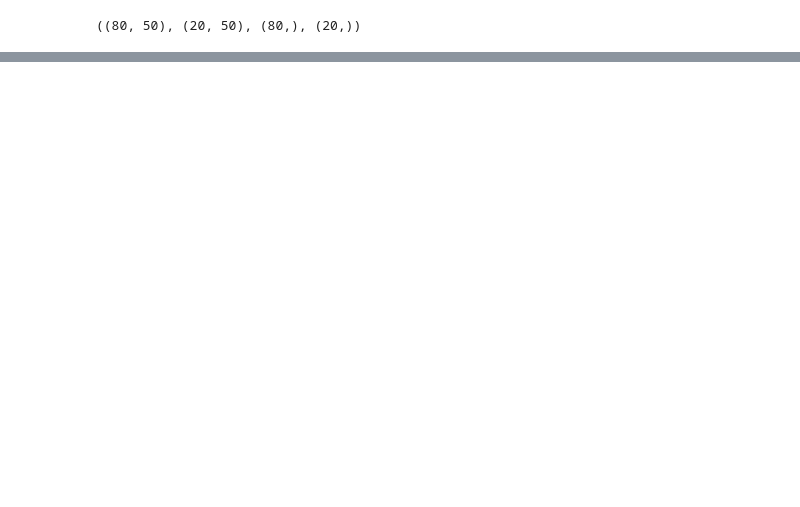
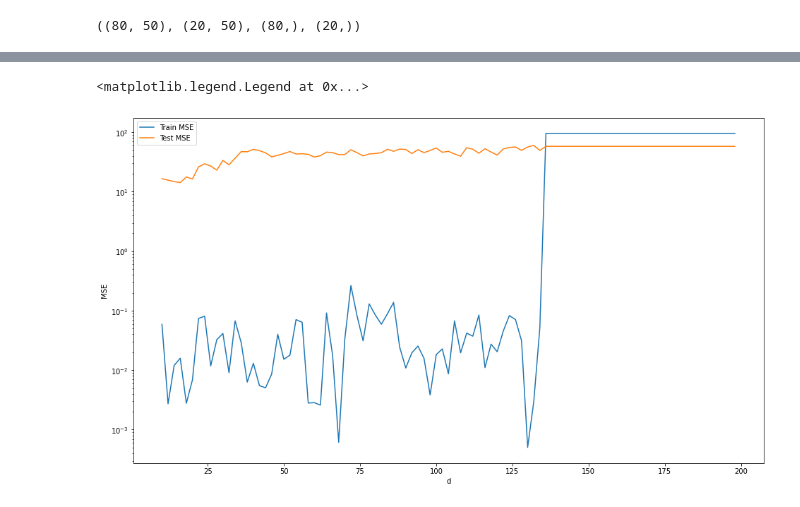
Before and after one commit to agupta01/ml-theory-capstone, a Jupyter notebook: notebooks/rfm.ipynb, the cells around one changed output, grey strips where cells are left out. Saved outputs shown, nothing was run; the diff lists cells and outputs as text; code cells hidden in the pictures; blank space fills up the shorter version.

```diff
--- a/notebooks/rfm.ipynb
+++ b/notebooks/rfm.ipynb
@@ -132,0 +150,31 @@ y_pred_test = alpha @ K_M(X_train, X_test, M, L)
+# %%
+train_MSE = []
+test_MSE = []
+
+for d in range(10, 200, 2):
+    # generate data
+    train_X = X_train[:, :d]
+    test_X = X_test[:, :d]
+
+    alpha, M = train_rfm(train_X, y_train, L, T)
+
+    # train mse
+    y_pred_train = alpha @ K_M(train_X, train_X, M, L)
+    train_MSE.append(((y_train - y_pred_train)**2).mean())
+
+    # test mse
+    y_pred_test = alpha @ K_M(train_X, test_X, M, L)
+    test_MSE.append(((y_test - y_pred_test)**2).mean())
+# %%
+d_range = list(range(10, 200, 2))
+
+plt.figure(figsize=(16,9))
+plt.plot(d_range, train_MSE, label="Train MSE")
+plt.plot(d_range, test_MSE, label="Test MSE")
+plt.xlabel("d")
+plt.ylabel("MSE")
+plt.yscale("log")
+plt.legend()
+# %% [output]
+<matplotlib.legend.Legend at 0x...>
+[figure, added]
```
Also changed, not shown: parts of 13 cells of this notebook, 5 other files.
